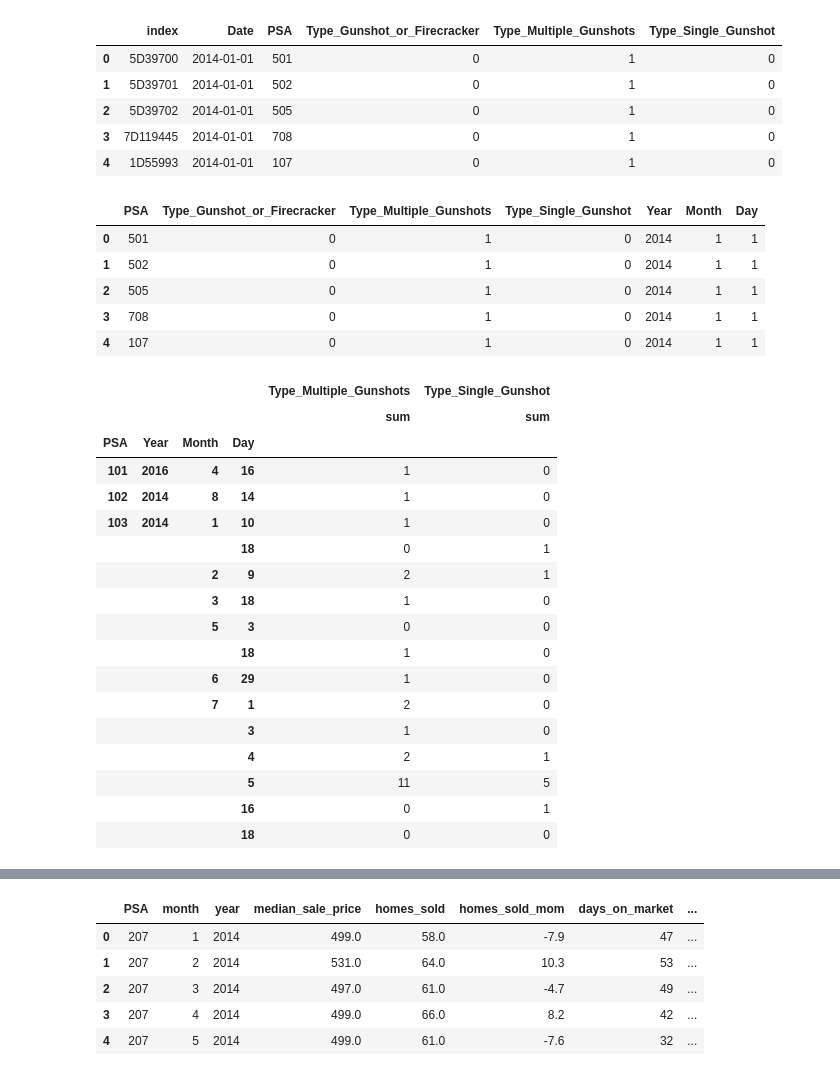
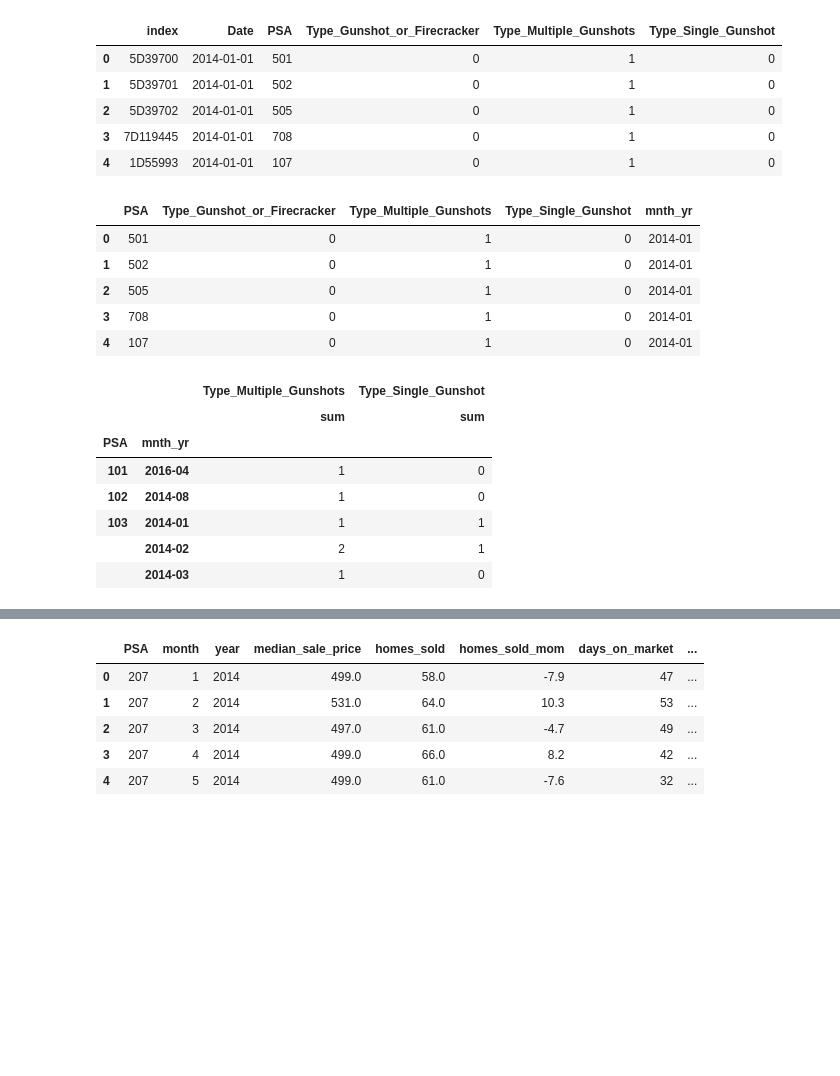
Before and after one commit to haoapple/The_Lab_DC_client_project, a Jupyter notebook: 03.Feature Engineering.ipynb, the cells around one changed output, grey strips where cells are left out. Saved outputs shown, nothing was run; the diff lists cells and outputs as text; code cells hidden in the pictures; blank space fills up the shorter version.

```diff
--- a/03.Feature Engineering.ipynb
+++ b/03.Feature Engineering.ipynb
@@ -84,6 +84,8 @@ shots_psa = pd.read_csv('./assets/mpd/shots_train_psa.csv')
 shots_psa.PSA = shots_psa.PSA.astype(str)
 # %%
 shots_psa = pd.get_dummies(shots_psa, columns=['Type'])
+# %%
+shots_psa.Date = pd.to_datetime(shots_psa.Date)
 # %%
 shots_psa.head()
 # %% [output]
@@ -96,9 +98,10 @@ shots_psa.head()
 # %%
 def date_separate(df):
     df = df.copy()
-    df['Year'] = pd.DatetimeIndex(df['Date']).year
-    df['Month'] = pd.DatetimeIndex(df['Date']).month
-    df['Day'] = pd.DatetimeIndex(df['Date']).day
+#     df['Year'] = pd.DatetimeIndex(df['Date']).year
+#     df['Month'] = pd.DatetimeIndex(df['Date']).month
+#     df['Day'] = pd.DatetimeIndex(df['Date']).day
+    df['mnth_yr'] = df.Date.dt.to_period('M')
     df.drop(['Date'], axis=1, inplace=True)
     return df
 
@@ -108,35 +111,25 @@ shots_psa.drop('index', axis=1, inplace=True)
 # %%
 shots_psa.head()
 # %% [output]
-|  | PSA | Type_Gunshot_or_Firecracker | Type_Multiple_Gunshots | Type_Single_Gunshot | Year | Month | Day |
-| 0 | 501 | 0 | 1 | 0 | 2014 | 1 | 1 |
-| 1 | 502 | 0 | 1 | 0 | 2014 | 1 | 1 |
-| 2 | 505 | 0 | 1 | 0 | 2014 | 1 | 1 |
-| 3 | 708 | 0 | 1 | 0 | 2014 | 1 | 1 |
-| 4 | 107 | 0 | 1 | 0 | 2014 | 1 | 1 |
+|  | PSA | Type_Gunshot_or_Firecracker | Type_Multiple_Gunshots | Type_Single_Gunshot | mnth_yr |
+| 0 | 501 | 0 | 1 | 0 | 2014-01 |
+| 1 | 502 | 0 | 1 | 0 | 2014-01 |
+| 2 | 505 | 0 | 1 | 0 | 2014-01 |
+| 3 | 708 | 0 | 1 | 0 | 2014-01 |
+| 4 | 107 | 0 | 1 | 0 | 2014-01 |
 # %%
-shots_psa = shots_psa.groupby(['PSA', 'Year', 'Month', 'Day'])['Type_Multiple_Gunshots', 'Type_Single_Gunshot'].agg(['sum'])
+shots_psa = shots_psa.groupby(['PSA', 'mnth_yr'])['Type_Multiple_Gunshots', 'Type_Single_Gunshot'].agg(['sum'])
 # %%
 # Create a line graph of PSA on each graph as PSA overtime.
-shots_psa.head(15)
+shots_psa.head(5)
 # %% [output]
-|  |  |  |  | Type_Multiple_Gunshots | Type_Single_Gunshot |
-|  |  |  |  | sum | sum |
-| PSA | Year | Month | Day |  |  |
-| 101 | 2016 | 4 | 16 | 1 | 0 |
-| 102 | 2014 | 8 | 14 | 1 | 0 |
-| 103 | 2014 | 1 | 10 | 1 | 0 |
-|  |  |  | 18 | 0 | 1 |
-|  |  | 2 | 9 | 2 | 1 |
-|  |  | 3 | 18 | 1 | 0 |
-|  |  | 5 | 3 | 0 | 0 |
-|  |  |  | 18 | 1 | 0 |
-|  |  | 6 | 29 | 1 | 0 |
-|  |  | 7 | 1 | 2 | 0 |
-|  |  |  | 3 | 1 | 0 |
-|  |  |  | 4 | 2 | 1 |
-|  |  |  | 5 | 11 | 5 |
-|  |  |  | 16 | 0 | 1 |
-|  |  |  | 18 | 0 | 0 |
+|  |  | Type_Multiple_Gunshots | Type_Single_Gunshot |
+|  |  | sum | sum |
+| PSA | mnth_yr |  |  |
+| 101 | 2016-04 | 1 | 0 |
+| 102 | 2014-08 | 1 | 0 |
+| 103 | 2014-01 | 1 | 1 |
+|  | 2014-02 | 2 | 1 |
+|  | 2014-03 | 1 | 0 |
 # %%
 shots_psa = shots_psa.reset_index()
```
Also changed, not shown: parts of 12 cells of this notebook, 2 other files.
